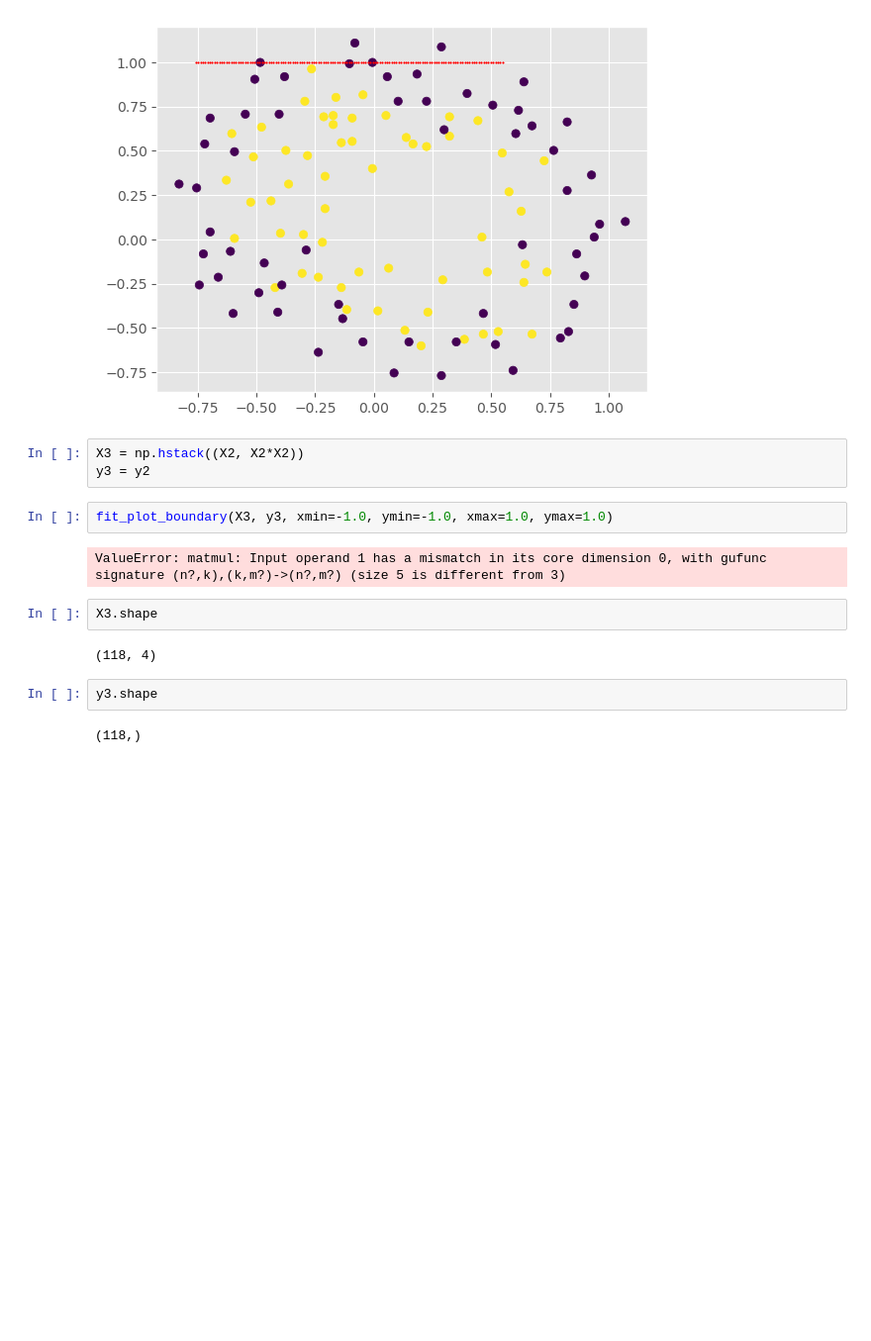
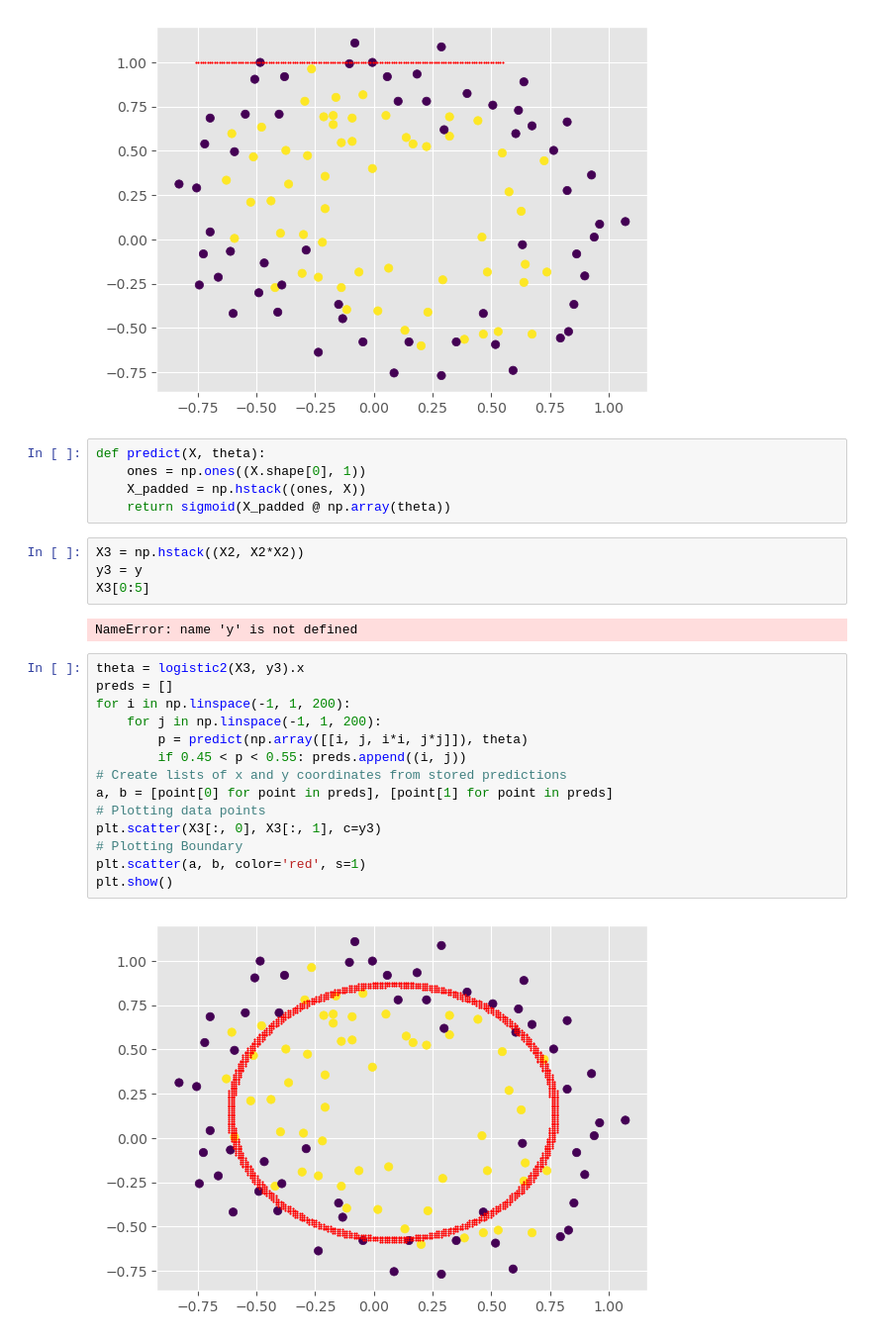
Before and after one commit to samisaf/Learning-AI, a Jupyter notebook: Coursera - Machine Learning/Logistic Regression.ipynb, the cells around one changed output. Shown at 99% size. Cells and saved outputs as stored; diff of their text form; blank space fills up the shorter version.

```diff
--- a/Coursera - Machine Learning/Logistic Regression.ipynb
+++ b/Coursera - Machine Learning/Logistic Regression.ipynb
@@ -291,17 +291,29 @@ fit_plot_boundary(X2, y2, xmin=-1.0, ymin=-1.0, xmax=1.0, ymax=1.0)
 # %% [output]
 [figure]
 # %%
-X3 = np.hstack((X2, X2*X2))
-y3 = y2
+def predict(X, theta):
+    ones = np.ones((X.shape[0], 1))
+    X_padded = np.hstack((ones, X))
+    return sigmoid(X_padded @ np.array(theta))
 # %%
-fit_plot_boundary(X3, y3, xmin=-1.0, ymin=-1.0, xmax=1.0, ymax=1.0)
+X3 = np.hstack((X2, X2*X2))
+y3 = y
+X3[0:5]
 # %% [output]
-ValueError: matmul: Input operand 1 has a mismatch in its core dimension 0, with gufunc signature (n?,k),(k,m?)->(n?,m?) (size 5 is different from 3)
+NameError: name 'y' is not defined
-# %%
-X3.shape
-# %% [output]
-(118, 4)
-# %%
-y3.shape
-# %% [output]
-(118,)
+# %%
+theta = logistic2(X3, y3).x
+preds = []
+for i in np.linspace(-1, 1, 200):
+    for j in np.linspace(-1, 1, 200):
+        p = predict(np.array([[i, j, i*i, j*j]]), theta)
+        if 0.45 < p < 0.55: preds.append((i, j))
+# Create lists of x and y coordinates from stored predictions
+a, b = [point[0] for point in preds], [point[1] for point in preds]
+# Plotting data points
+plt.scatter(X3[:, 0], X3[:, 1], c=y3)
+# Plotting Boundary
+plt.scatter(a, b, color='red', s=1)
+plt.show()
+# %% [output]
+[figure, added]
```
Also changed, not shown: 3 other files.
